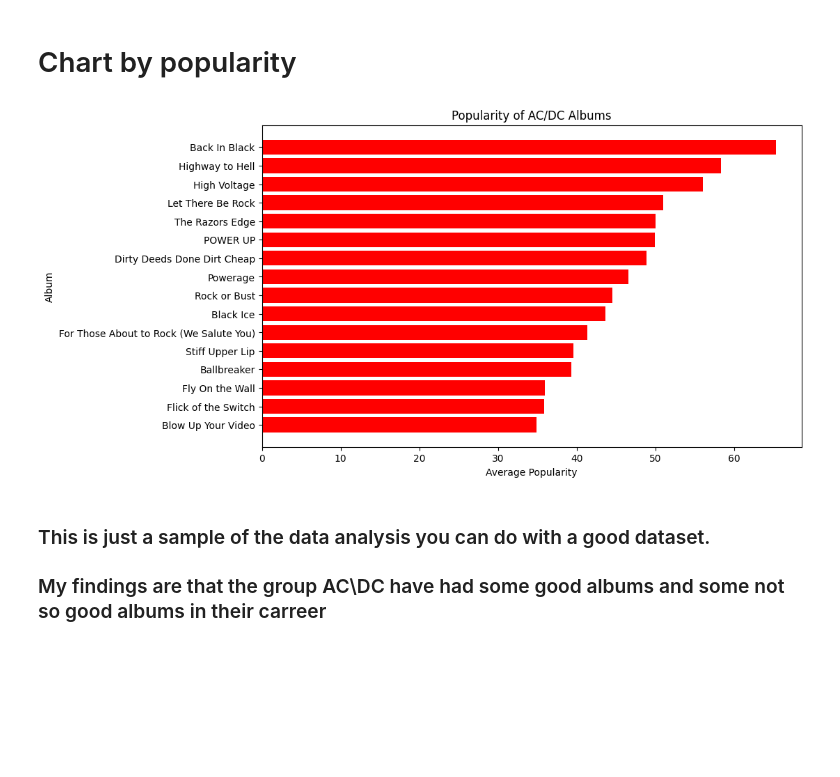
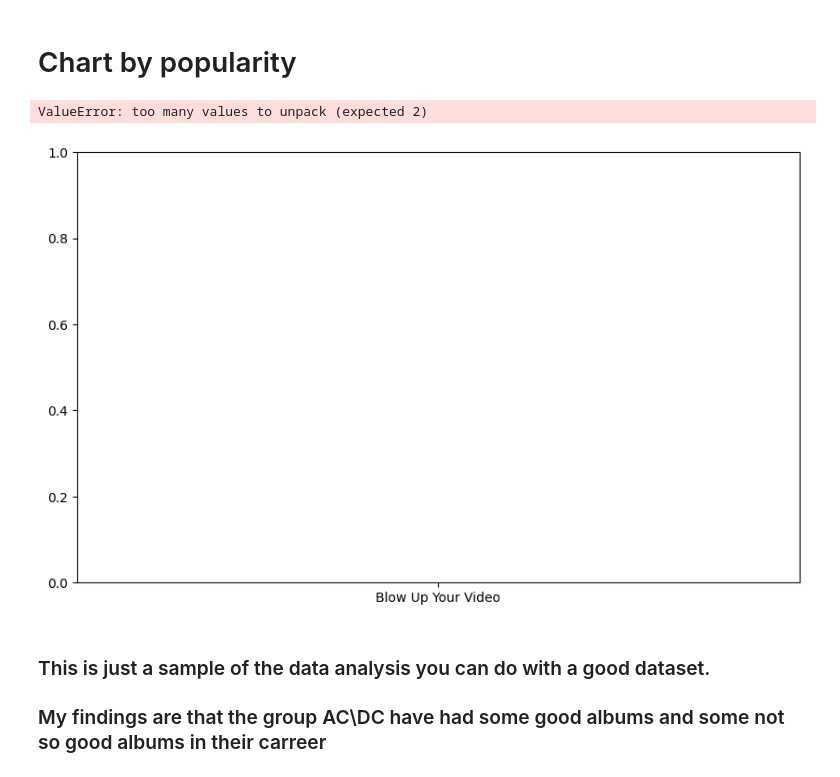
Before and after one commit to wipa12/Data_Analysis_with_Python_2, a Jupyter notebook: ACDCTrackrating.ipynb, the cells around one changed output. Saved outputs shown, nothing was run; the diff lists cells and outputs as text; code cells hidden in the pictures; blank space fills up the shorter version.

```diff
--- a/ACDCTrackrating.ipynb
+++ b/ACDCTrackrating.ipynb
@@ -130,20 +130,21 @@ memory usage: 8.0+ KB
 # %%
 # popularity of each album
 album_popularity = df.groupby('Album')['Popularity'].mean().sort_values()
 
 # Create a horizontal bar chart
 plt.figure(figsize=(10, 6))
-plt.barh(album_popularity.index, album_popularity.values, color='Red')
+plt.broken_barh(album_popularity.index, album_popularity.values, color='yellow')
 
 # Set chart title and labels
 plt.title('Popularity of AC/DC Albums')
 plt.xlabel('Average Popularity')
 plt.ylabel('Album')
 
 # Display the plot
 plt.show()
 # %% [output]
+ValueError: too many values to unpack (expected 2)
-[figure, old version]
+[figure, new version]
 # %% [markdown]
 ### This is just a sample of the data analysis you can do with a good dataset.
 ### My findings are that the group AC\DC have had some good albums  and some not so good albums in their carreer
```
Also changed, not shown: parts of 1 cell of this notebook.
